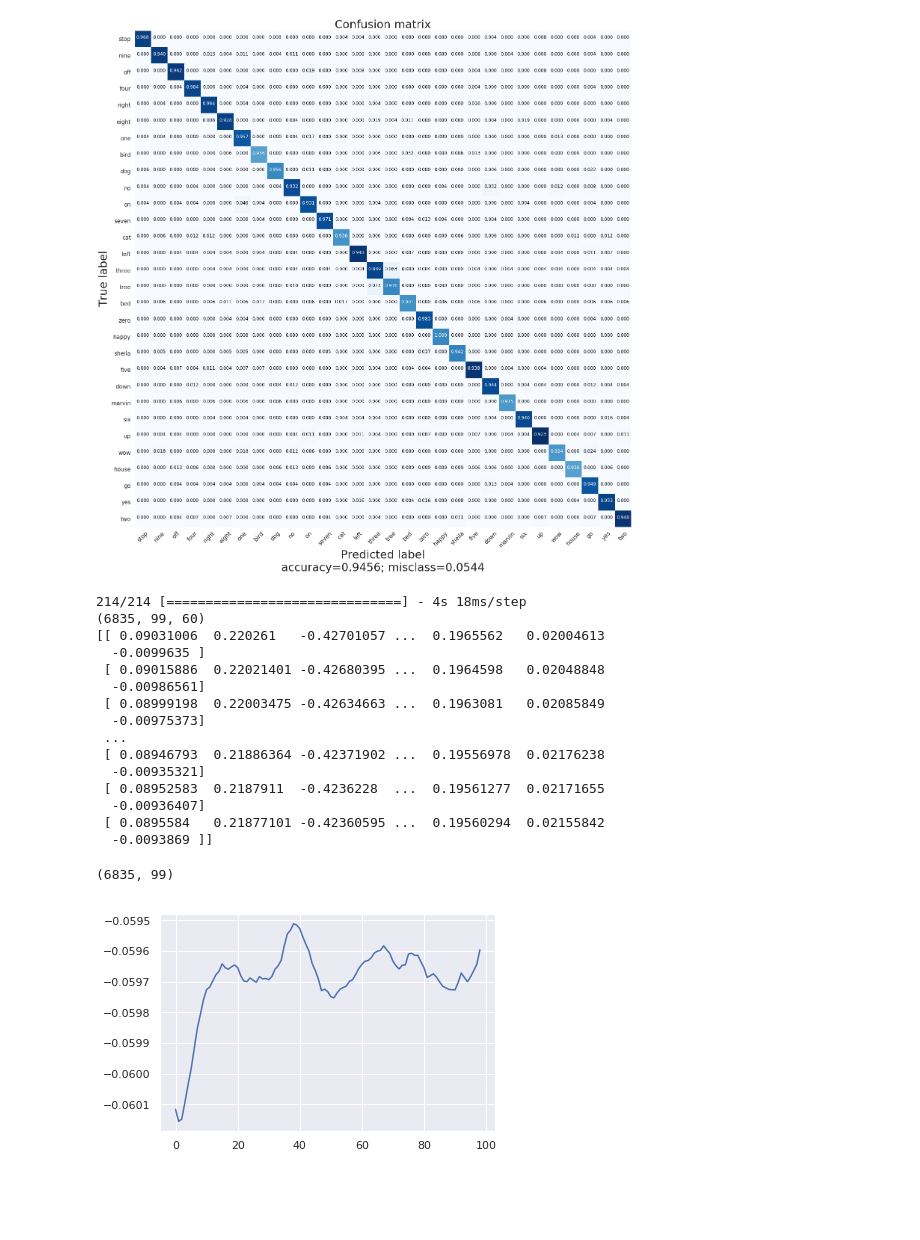
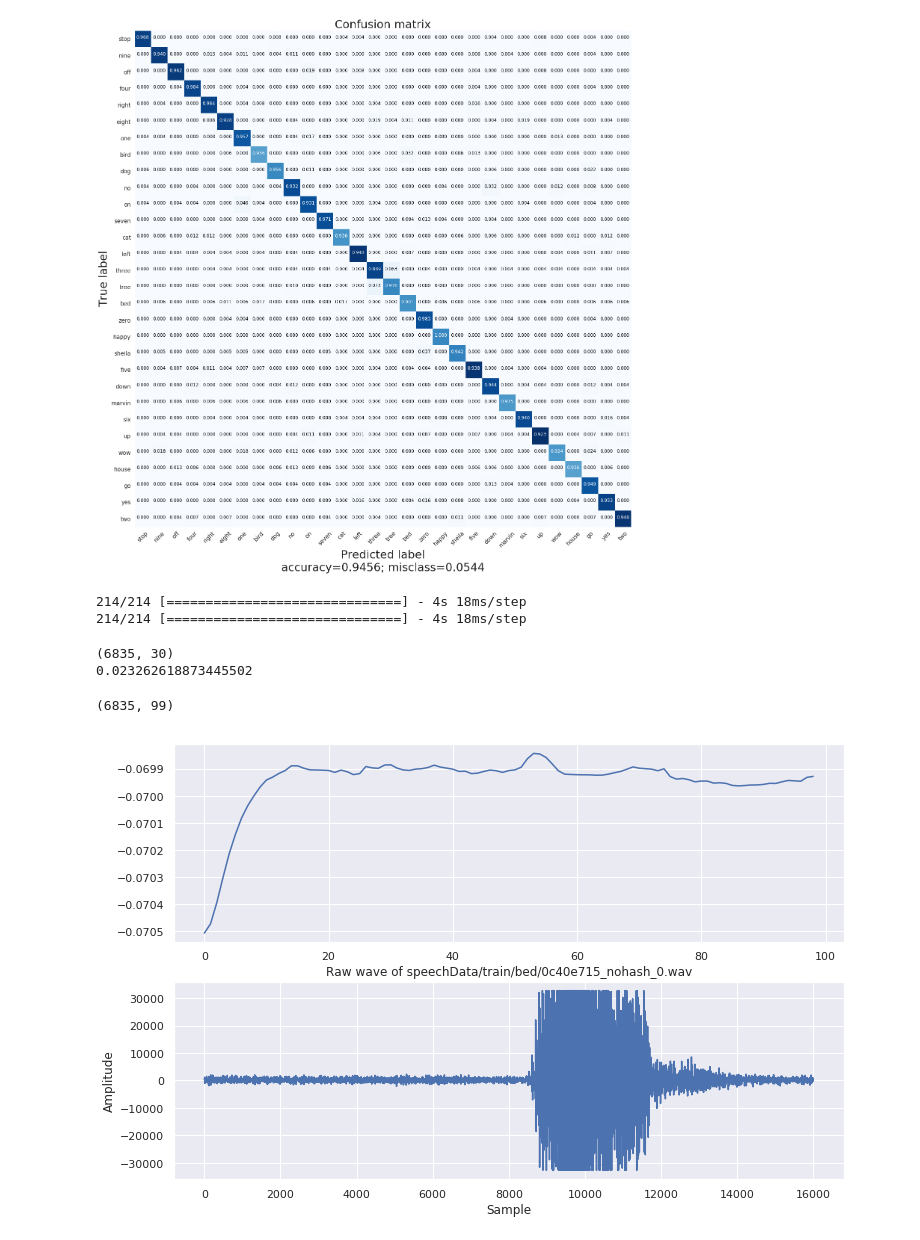
Before and after one commit to Mmiglio/SpeechRecognition, a Jupyter notebook: notebooks/Rnn-attention_mechanisms.ipynb, the cells around one changed output. Cells and saved outputs as stored; diff of their text form; code cells hidden in the pictures; blank space fills up the shorter version.

Commit message:
attention layer issues?

```diff
--- a/notebooks/Rnn-attention_mechanisms.ipynb
+++ b/notebooks/Rnn-attention_mechanisms.ipynb
@@ -314,29 +313,37 @@ plot_confusion_matrix(gru_cm, target_names=list(inv_categories.values())[:-1], n
 [figure]
 # %%
 layer_out = tf.keras.Model(inputs=model_lstm.input, outputs=model_lstm.get_layer('Attention').output)
+final_out = tf.keras.Model(inputs=model_lstm.input, outputs=model_lstm.get_layer('dense_5').output)
 attention = layer_out.predict(test_data, verbose=1)
+out = final_out.predict(test_data, verbose=1)
 # %% [output]
 214/214 [==============================] - 4s 18ms/step
-(6835, 99, 60)
-[[ 0.09031006  0.220261   -0.42701057 ...  0.1965562   0.02004613
-  -0.0099635 ]
- [ 0.09015886  0.22021401 -0.42680395 ...  0.1964598   0.02048848
-  -0.00986561]
- [ 0.08999198  0.22003475 -0.42634663 ...  0.1963081   0.02085849
-  -0.00975373]
- ...
- [ 0.08946793  0.21886364 -0.42371902 ...  0.19556978  0.02176238
-  -0.00935321]
- [ 0.08952583  0.2187911  -0.4236228  ...  0.19561277  0.02171655
-  -0.00936407]
- [ 0.0895584   0.21877101 -0.42360595 ...  0.19560294  0.02155842
-  -0.0093869 ]]
+214/214 [==============================] - 4s 18ms/step
-# %%
-# plt.matshow(attention[0,:,:])
-attention_avg = np.apply_along_axis(np.mean,2,attention)
-print(attention_avg.shape)
-plt.plot(attention_avg[2])
-plt.show()
-# %% [output]
-(6835, 99)
-[figure, removed]
+# %%
+print(out.shape)
+y_p = np.argmax(out,axis=1)
+y_t = testDF['labels'].tolist()
+print(accuracy_score(y_p,y_t))
+# %% [output]
+(6835, 30)
+0.023262618873445502
+# %%
+from scipy.io import wavfile
+
+attention_avg = np.apply_along_axis(np.mean,2,attention)
+print(attention_avg.shape)
+
+
+f = testDF['files'][0]
+_, wave = wavfile.read(f)
+
+fig, (ax1, ax2) = plt.subplots(2,1,figsize=(12,8))
+ax1.plot(attention_avg[0])
+ax2.plot(range(len(wave)), wave)
+ax2.set_title('Raw wave of ' + f)
+ax2.set_ylabel('Amplitude')
+ax2.set_xlabel('Sample')
+fig.show()
+# %% [output]
+(6835, 99)
+[figure, added]
```
Also changed, not shown: parts of 1 cell of this notebook.
